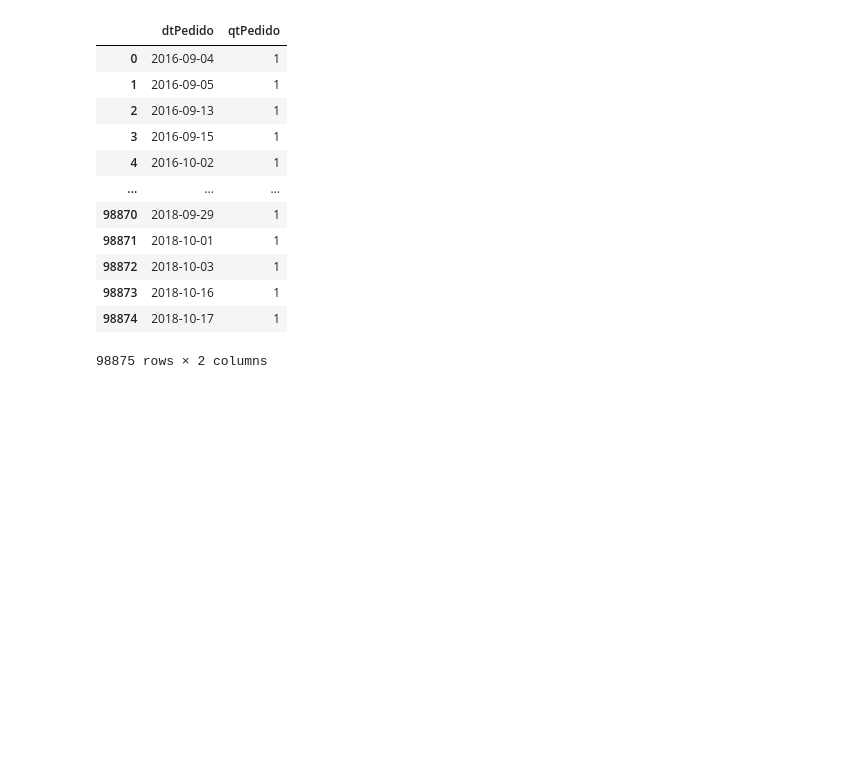
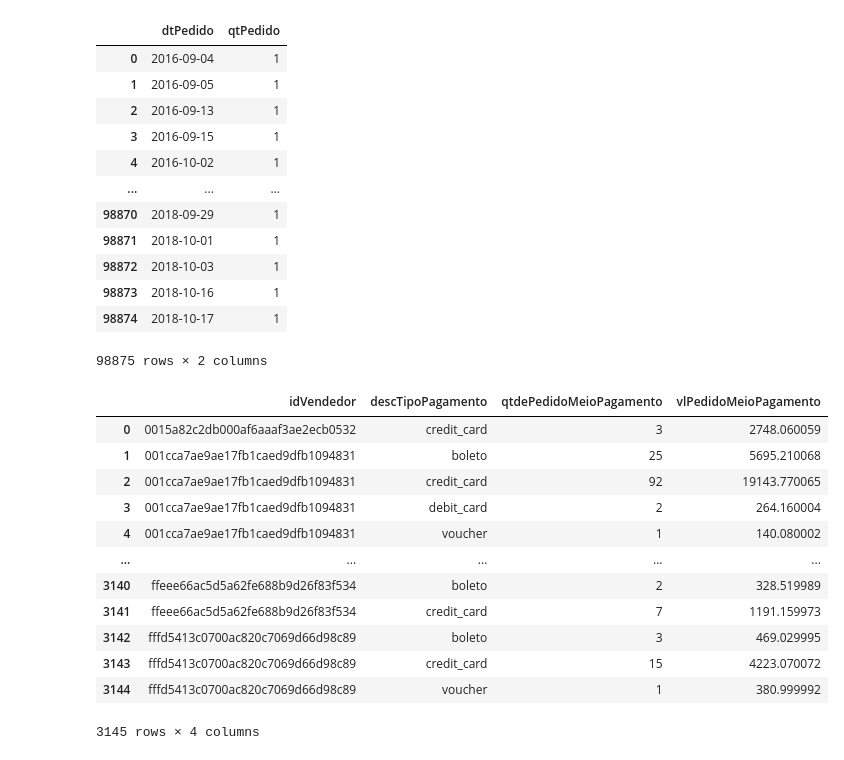
Before and after one commit to BaimaCaio/olist-ml-model, a Jupyter notebook: src/etl/pagamentos.ipynb, the cells around one changed output. Drawn from its saved outputs; the diff is of its cells as text; code cells hidden in the pictures; blank space fills up the shorter version.

```diff
--- a/src/etl/pagamentos.ipynb
+++ b/src/etl/pagamentos.ipynb
@@ -26,6 +26,23 @@ import plotly.express as px
 
 fig = px.histogram(pedidos, x='dtPedido')
 fig.show()
+# %%
+qt_pedidos = pd.read_csv('qtPedidos.csv')
+qt_pedidos
+# %% [output]
+|  | idVendedor | descTipoPagamento | qtdePedidoMeioPagamento | vlPedidoMeioPagamento |
+| 0 | 0015a82c2db000af6aaaf3ae2ecb0532 | credit_card | 3 | 2748.060059 |
+| 1 | 001cca7ae9ae17fb1caed9dfb1094831 | boleto | 25 | 5695.210068 |
+| 2 | 001cca7ae9ae17fb1caed9dfb1094831 | credit_card | 92 | 19143.770065 |
+| 3 | 001cca7ae9ae17fb1caed9dfb1094831 | debit_card | 2 | 264.160004 |
+| 4 | 001cca7ae9ae17fb1caed9dfb1094831 | voucher | 1 | 140.080002 |
+| ... | ... | ... | ... | ... |
+| 3140 | ffeee66ac5d5a62fe688b9d26f83f534 | boleto | 2 | 328.519989 |
+| 3141 | ffeee66ac5d5a62fe688b9d26f83f534 | credit_card | 7 | 1191.159973 |
+| 3142 | fffd5413c0700ac820c7069d66d98c89 | boleto | 3 | 469.029995 |
+| 3143 | fffd5413c0700ac820c7069d66d98c89 | credit_card | 15 | 4223.070072 |
+| 3144 | fffd5413c0700ac820c7069d66d98c89 | voucher | 1 | 380.999992 |
+3145 rows × 4 columns
 # %%
 qt_pedidos = pd.read_csv('qtPedidos.csv')
 qt_pedidos
```
Also changed, not shown: 2 other files.
